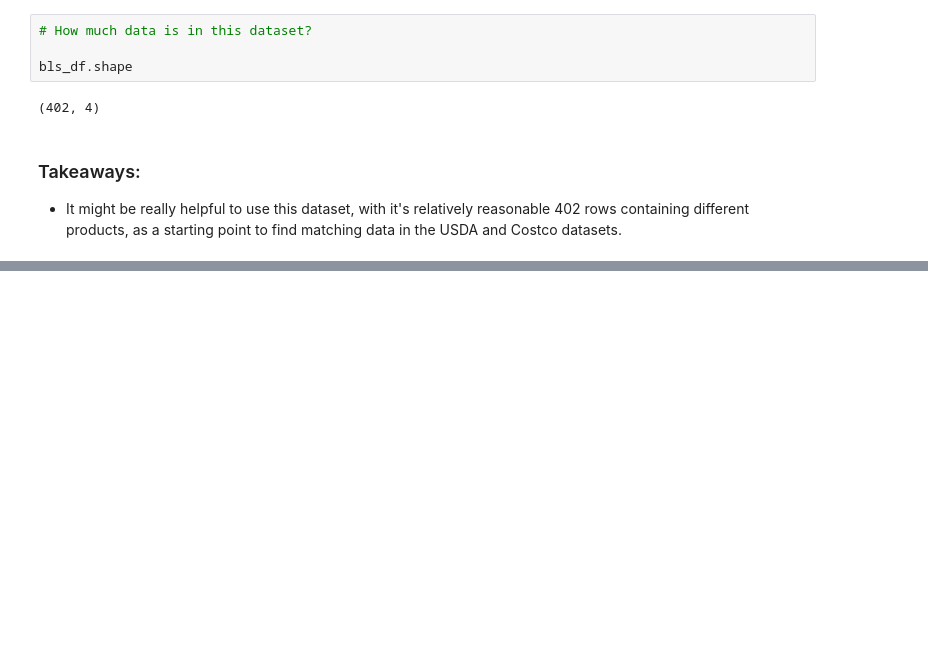
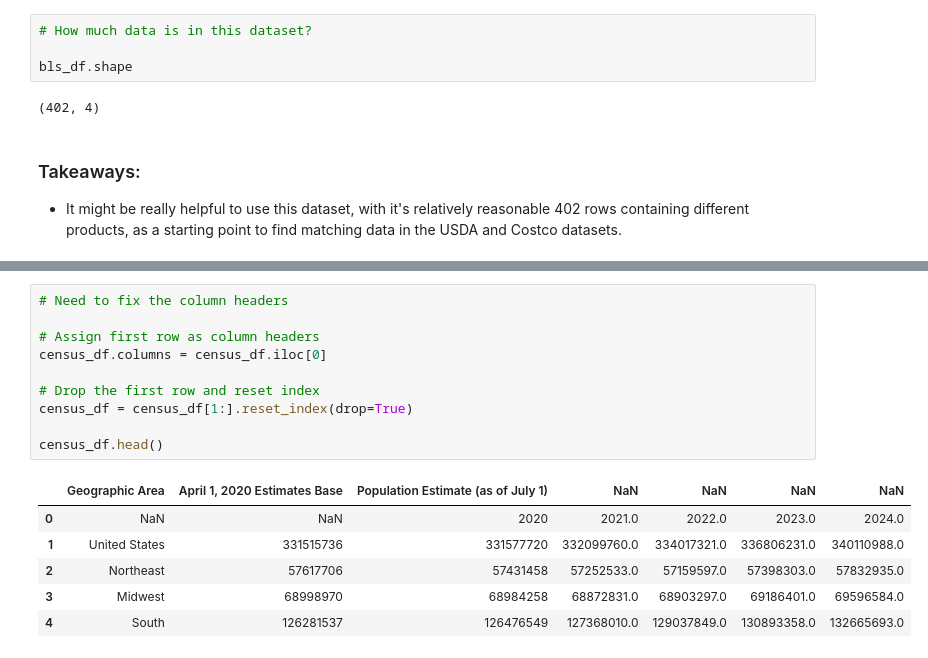
Before and after one commit to bradleytkay/Q1-2025-data-analysis-project-challenge, a Jupyter notebook: Q1-2025-step-2a-cleaning-pt-2.ipynb, the cells around one changed output, grey strips where cells are left out. Drawn from its saved outputs; the diff is of its cells as text; blank space fills up the shorter version.

```diff
--- a/Q1-2025-step-2a-cleaning-pt-2.ipynb
+++ b/Q1-2025-step-2a-cleaning-pt-2.ipynb
@@ -793,0 +832,17 @@ bls_df.shape
+# %%
+# Need to fix the column headers
+
+# Assign first row as column headers
+census_df.columns = census_df.iloc[0]
+
+# Drop the first row and reset index
+census_df = census_df[1:].reset_index(drop=True)
+
+census_df.head()
+# %% [output]
+|  | Geographic Area | April 1, 2020 Estimates Base | Population Estimate (as of July 1) | NaN | NaN | NaN | NaN |
+| 0 | NaN | NaN | 2020 | 2021.0 | 2022.0 | 2023.0 | 2024.0 |
+| 1 | United States | 331515736 | 331577720 | 332099760.0 | 334017321.0 | 336806231.0 | 340110988.0 |
+| 2 | Northeast | 57617706 | 57431458 | 57252533.0 | 57159597.0 | 57398303.0 | 57832935.0 |
+| 3 | Midwest | 68998970 | 68984258 | 68872831.0 | 68903297.0 | 69186401.0 | 69596584.0 |
+| 4 | South | 126281537 | 126476549 | 127368010.0 | 129037849.0 | 130893358.0 | 132665693.0 |
```
Also changed, not shown: parts of 9 cells of this notebook.
